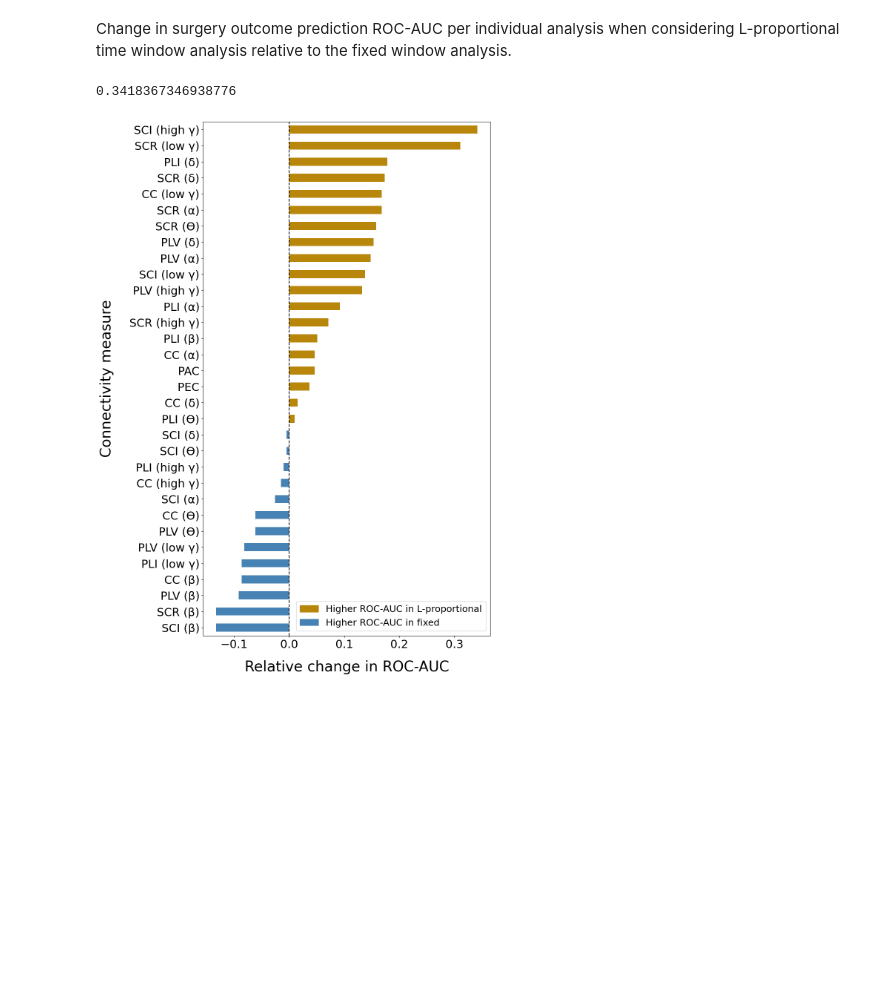
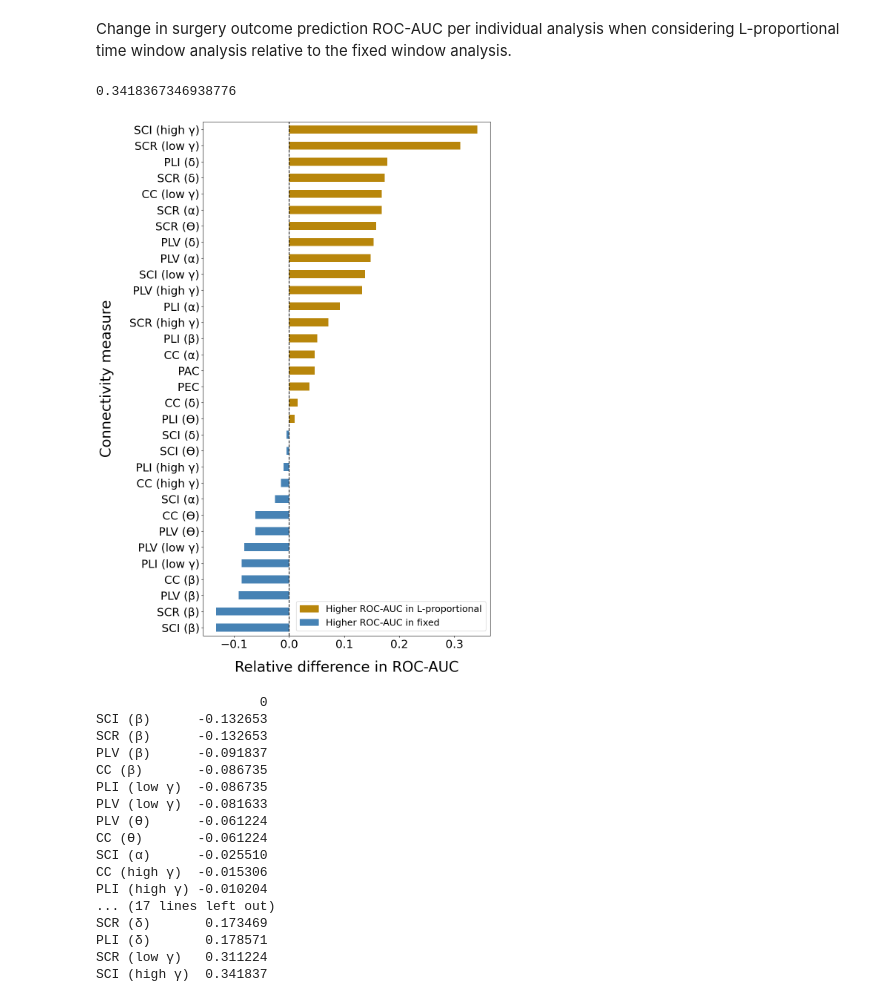
Before and after one commit to ivkarla/connectivity_change, a Jupyter notebook: notebooks/fixedL_transition_stats.ipynb, the cells around one changed output. Drawn from its saved outputs; the diff is of its cells as text; code cells hidden in the pictures; blank space fills up the shorter version.

```diff
--- a/notebooks/fixedL_transition_stats.ipynb
+++ b/notebooks/fixedL_transition_stats.ipynb
@@ -186,32 +189,51 @@ def substitute_cm(s):
 methods =list(fixed["CM"])
 f = dict(zip(fixed["CM"], fixed["AUC"]))
 r = dict(zip(relative["CM"], relative["AUC"]))
 
 x = {} # loss/gain in AUC per method in relative in comparison to fixed
 y={}
 for method in methods:
 
     x[substitute_bands(substitute_cm(method))]=r[method]-f[method]
     y[method]=r[method]-f[method]
 
 print(max(x.values()))
 
 df = pd.DataFrame.from_dict(dict(sorted(x.items(),key = lambda k:k[1])), orient ='index')
 
 plt.figure(figsize=(10,18))
 
 df[0].plot(kind='barh', color=(df[0] > 0).map({True: 'darkgoldenrod', False: 'steelblue'}))
 
 import matplotlib.patches as mpatches
 patch1 = mpatches.Patch(color='darkgoldenrod', label='Higher ROC-AUC in L-proportional')
 patch2 = mpatches.Patch(color='steelblue', label='Higher ROC-AUC in fixed', )
 plt.legend(handles=[patch1,patch2], loc='lower right', fontsize=18)
 plt.xticks(size=22)
 plt.yticks(size=22)
-plt.xlabel("Relative change in ROC-AUC", size=28, labelpad=20)
+plt.xlabel("Relative difference in ROC-AUC", size=28, labelpad=20)
 plt.ylabel("Connectivity measure", size=28, labelpad=30)
 plt.axvline(x=0, ymin=0, color="black", ls="--")
 plt.show()
+
+print(df)
 # %% [output]
 0.3418367346938776
-[figure, old version]
+[figure, new version]
+                     0
+SCI (β)      -0.132653
+SCR (β)      -0.132653
+PLV (β)      -0.091837
+CC (β)       -0.086735
+PLI (low γ)  -0.086735
+PLV (low γ)  -0.081633
+PLV (ϴ)      -0.061224
+CC (ϴ)       -0.061224
+SCI (α)      -0.025510
+CC (high γ)  -0.015306
+PLI (high γ) -0.010204
+... (17 lines left out)
+SCR (δ)       0.173469
+PLI (δ)       0.178571
+SCR (low γ)   0.311224
+SCI (high γ)  0.341837
```
Also changed, not shown: parts of 1 cell of this notebook.
